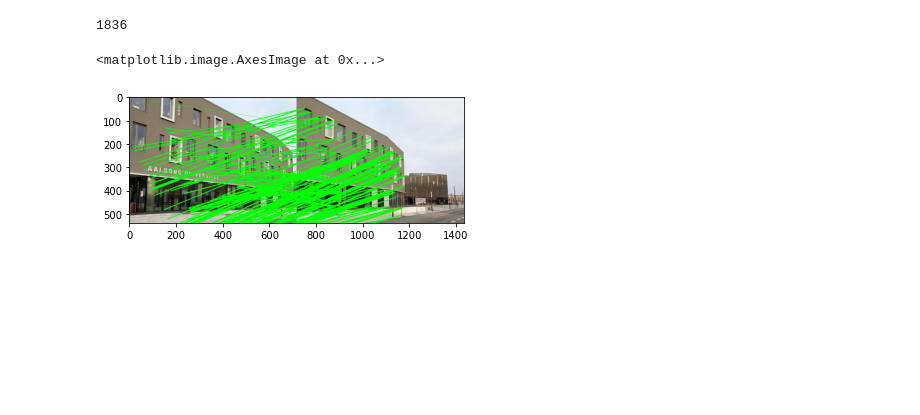
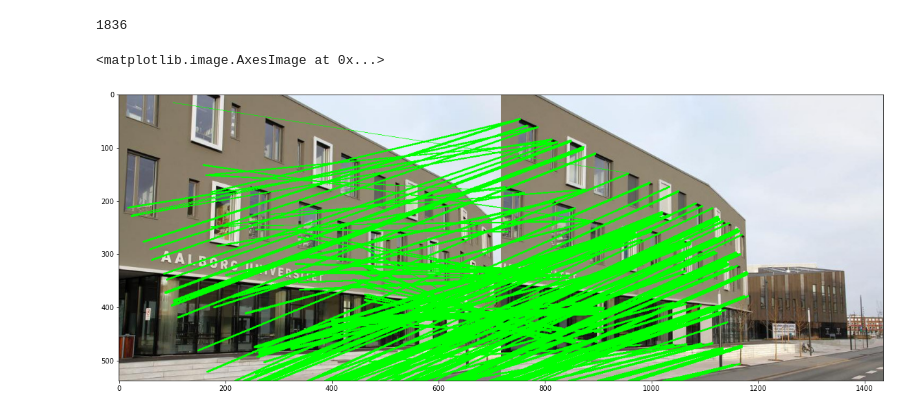
Before and after one commit to tallosim/aau-computer-vison, a Jupyter notebook: Lecture 3/Notebooks/exrecise_1_2.ipynb, the cells around one changed output. Drawn from its saved outputs; the diff is of its cells as text; code cells hidden in the pictures; blank space fills up the shorter version.

```diff
--- a/Lecture 3/Notebooks/exrecise_1_2.ipynb
+++ b/Lecture 3/Notebooks/exrecise_1_2.ipynb
@@ -136,12 +136,13 @@ len(matches)
 # %%
 matched_image = np.concatenate((image1, image2), axis=1)
 
 offset = image1.shape[1]
 
 for m in matches:
     cv2.line(matched_image, m[0], (m[1][1] + offset, m[1][0]), (0, 255, 0), 1)
 
+plt.figure(figsize=(20, 10))
 plt.imshow(matched_image)
 # %% [output]
 <matplotlib.image.AxesImage at 0x...>
-[figure, old version]
+[figure, new version]
```
